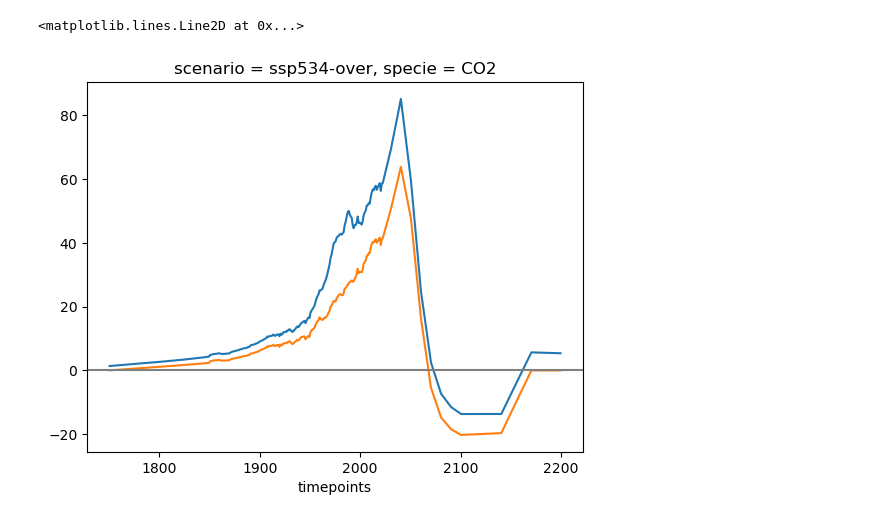
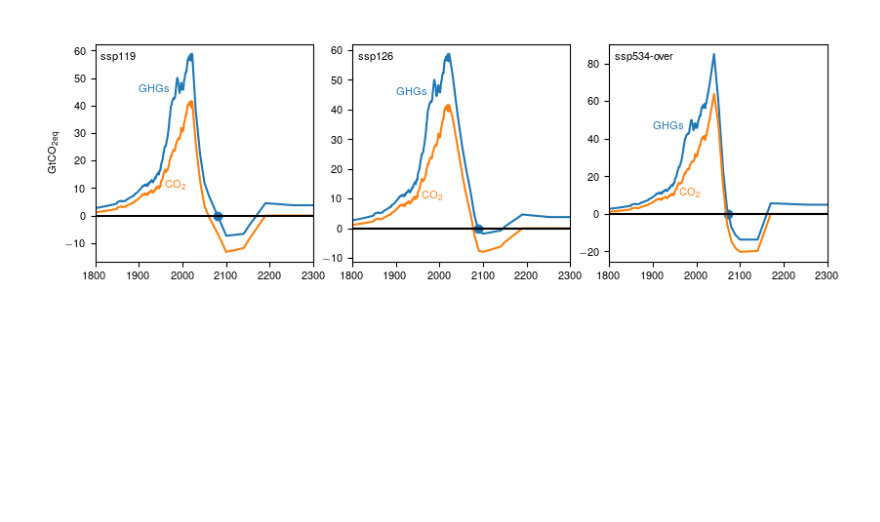
Before and after one commit to nathanieltarshish/zec_analysis, a Jupyter notebook: workflow/notebooks/co2_equivalent.ipynb, the cells around one changed output. Drawn from its saved outputs; the diff is of its cells as text; code cells hidden in the pictures; blank space fills up the shorter version.

Commit message:
rebased around net-zero GHG

```diff
--- a/workflow/notebooks/co2_equivalent.ipynb
+++ b/workflow/notebooks/co2_equivalent.ipynb
@@ -55,10 +61,3 @@ ghg_emissions = emissions[:, f._ghg_indices]
 # %%
 for specie in ghg_emissions.specie:
-    ghg_emissions[:, ghg_emissions.specie == specie] = GWP_100[specie.item()]*unit_conversion[specie.item()]*ghg_emissions[:, ghg_emissions.specie == specie]/1e3
+    ghg_emissions[..., ghg_emissions.specie == specie] = GWP_100[specie.item()]*unit_conversion[specie.item()]*ghg_emissions[..., ghg_emissions.specie == specie]/1e3
-# %%
-ghg_emissions.sum("specie").plot()
-ghg_emissions.sel(specie="CO2").plot()
-plt.axhline(0, color="grey")
-# %% [output]
-<matplotlib.lines.Line2D at 0x...>
-[figure, removed]
@@ -66,0 +64,32 @@ Now we need to compute the year of net-zero based on the GWPs. From the model it
+# %%
+ghg_total = ghg_emissions.sum("specie")
+# %%
+net_zero_GHG_time = (
+    ghg_total
+    .groupby("scenario")
+    .apply(lambda x: x.where(np.sign(x).diff("timepoints") == -2, drop=True).timepoints)
+)
+
+#reduce dimensionally by summing over Nans
+net_zero_GHG_time = net_zero_GHG_time.sum("timepoints")
+# %%
+blue, orange = sns.color_palette("tab10")[:2]
+# %%
+fig, axes = faceted.faceted(1,3, sharey=False, internal_pad=.4, aspect=1.0)
+for scenario, axis in zip(scenarios, axes):
+    ghg_emissions.sel(scenario=scenario).sum("specie").plot(ax=axis, color=blue)
+    ghg_emissions.sel(scenario=scenario).sel(specie="CO2").plot(ax=axis, color=orange)
+    axis.scatter(net_zero_GHG_time.sel(scenario=scenario), 0, color=blue)
+    axis.axhline(0, color="black")
+    axis.set_title(" ")
+    axis.text(.025, .925, scenario, transform=axis.transAxes)
+    axis.text(1900, 45, "GHGs", color=blue)
+    axis.text(1960, 10, "CO$_2$", color=orange)
+
+    axis.set_xlim([1800, 2300])
+    axis.set_xlabel(" ")
+
+axes[0].set_ylabel("GtCO$_{2\,\\text{eq}}$")
+fig.savefig("../../results/figures/emissions.pdf", bbox_inches="tight")
+# %% [output]
+[figure, added]
```
Also changed, not shown: parts of 16 cells of this notebook, 5 other files.
